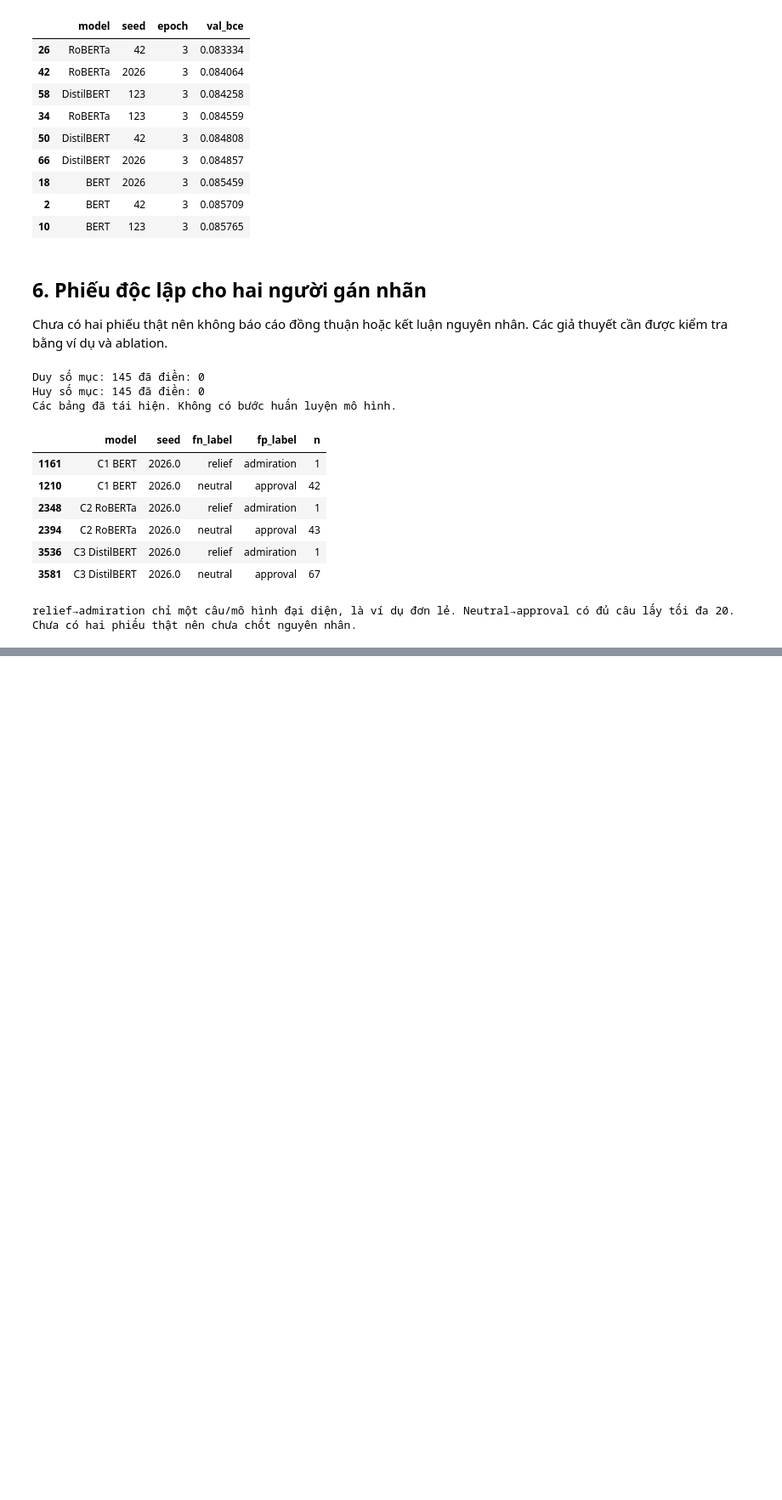
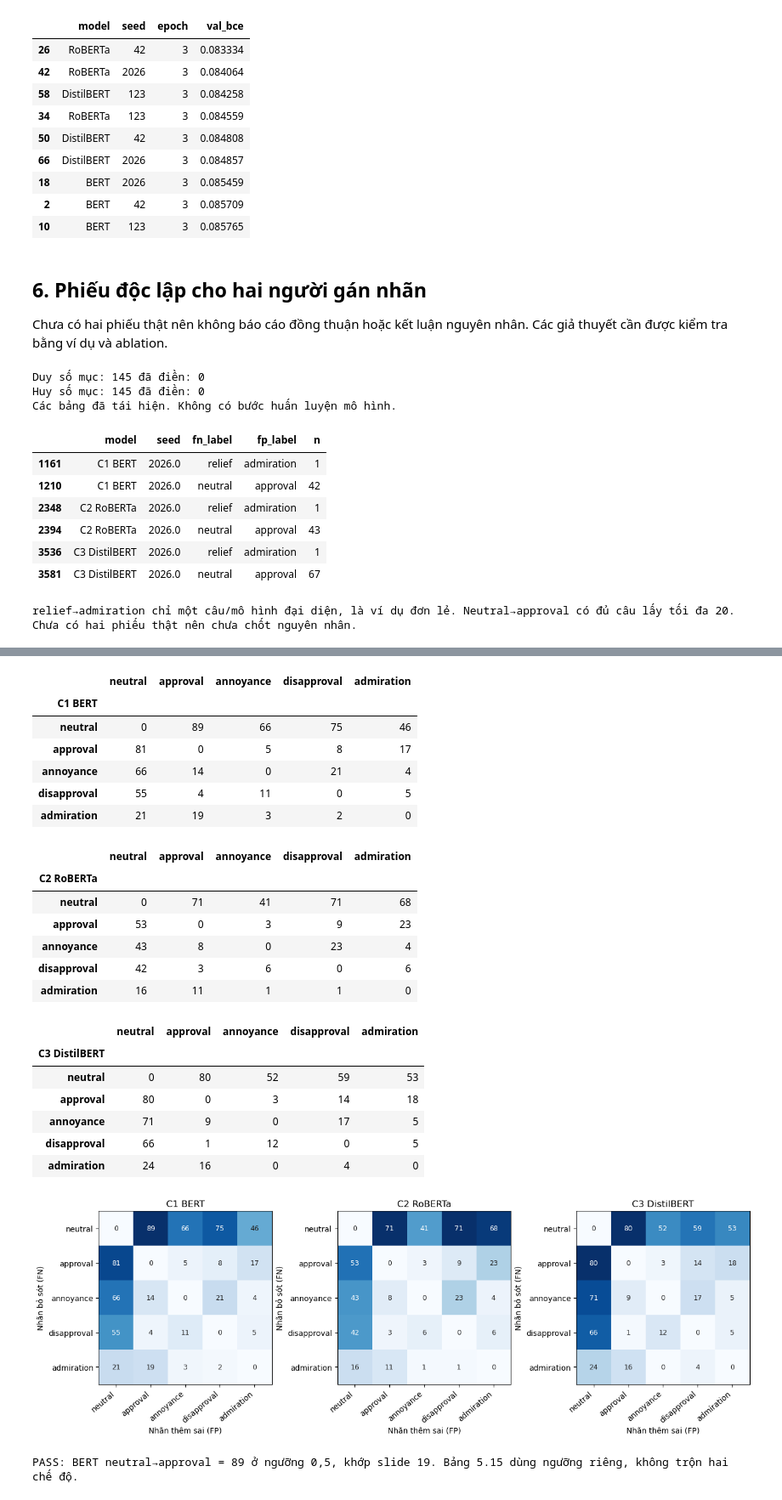
Before and after one commit to dzyuu1612/goemotions-multilabel-classification, a Jupyter notebook: experiments/threshold_error_20261110/GoEmotions_PhanTich_Nguong_Loi_DaChay.ipynb, the cells around one changed output, grey strips where cells are left out. Shown at 85% size. Drawn from its saved outputs; the diff is of its cells as text; code cells hidden in the pictures; blank space fills up the shorter version.

```diff
--- a/experiments/threshold_error_20261110/GoEmotions_PhanTich_Nguong_Loi_DaChay.ipynb
+++ b/experiments/threshold_error_20261110/GoEmotions_PhanTich_Nguong_Loi_DaChay.ipynb
@@ -303,0 +344,43 @@ relief→admiration chỉ một câu/mô hình đại diện, là ví dụ đơn
+# %%
+focus=['neutral','approval','annoyance','disapproval','admiration']
+indices=[lock['label_names'].index(label) for label in focus]
+fig,axes=plt.subplots(1,3,figsize=(13,4.3),layout='constrained')
+for ax,model in zip(axes,['C1 BERT','C2 RoBERTa','C3 DistilBERT']):
+    run=next(r for r in lock['checkpoints'] if r['model']==model and r['seed']==2026)
+    points=a.load_scores(root/run['test_scores'],tf,lock['label_names']);prediction=points>=.5
+    fn=ty & ~prediction;fp=~ty & prediction
+    matrix=fn.astype(np.int64).T@fp.astype(np.int64);np.fill_diagonal(matrix,0)
+    small=matrix[np.ix_(indices,indices)]
+    display(pd.DataFrame(small,index=focus,columns=focus).rename_axis(model))
+    ax.imshow(small,cmap='Blues',vmin=0,vmax=max(1,small.max()))
+    for i in range(5):
+        for j in range(5):ax.text(j,i,str(small[i,j]),ha='center',va='center',color='white' if small[i,j]>.55*small.max() else '#222222',fontsize=9)
+    ax.set_xticks(range(5),focus,rotation=40,ha='right');ax.set_yticks(range(5),focus);ax.set_title(model)
+    ax.set_xlabel('Nhãn thêm sai (FP)');ax.set_ylabel('Nhãn bỏ sót (FN)')
+    if model=='C1 BERT':assert int(small[0,1])==89
+plt.show();plt.close(fig)
+print('PASS: BERT neutral→approval = 89 ở ngưỡng 0,5, khớp slide 19. Bảng 5.15 dùng ngưỡng riêng, không trộn hai chế độ.')
+# %% [output]
+|  | neutral | approval | annoyance | disapproval | admiration |
+| C1 BERT |  |  |  |  |  |
+| neutral | 0 | 89 | 66 | 75 | 46 |
+| approval | 81 | 0 | 5 | 8 | 17 |
+| annoyance | 66 | 14 | 0 | 21 | 4 |
+| disapproval | 55 | 4 | 11 | 0 | 5 |
+| admiration | 21 | 19 | 3 | 2 | 0 |
+|  | neutral | approval | annoyance | disapproval | admiration |
+| C2 RoBERTa |  |  |  |  |  |
+| neutral | 0 | 71 | 41 | 71 | 68 |
+| approval | 53 | 0 | 3 | 9 | 23 |
+| annoyance | 43 | 8 | 0 | 23 | 4 |
+| disapproval | 42 | 3 | 6 | 0 | 6 |
+| admiration | 16 | 11 | 1 | 1 | 0 |
+|  | neutral | approval | annoyance | disapproval | admiration |
+| C3 DistilBERT |  |  |  |  |  |
+| neutral | 0 | 80 | 52 | 59 | 53 |
+| approval | 80 | 0 | 3 | 14 | 18 |
+| annoyance | 71 | 9 | 0 | 17 | 5 |
+| disapproval | 66 | 1 | 12 | 0 | 5 |
+| admiration | 24 | 16 | 0 | 4 | 0 |
+[figure, added]
+PASS: BERT neutral→approval = 89 ở ngưỡng 0,5, khớp slide 19. Bảng 5.15 dùng ngưỡng riêng, không trộn hai chế độ.
```
Also changed, not shown: parts of 3 cells of this notebook, 3 other files.
